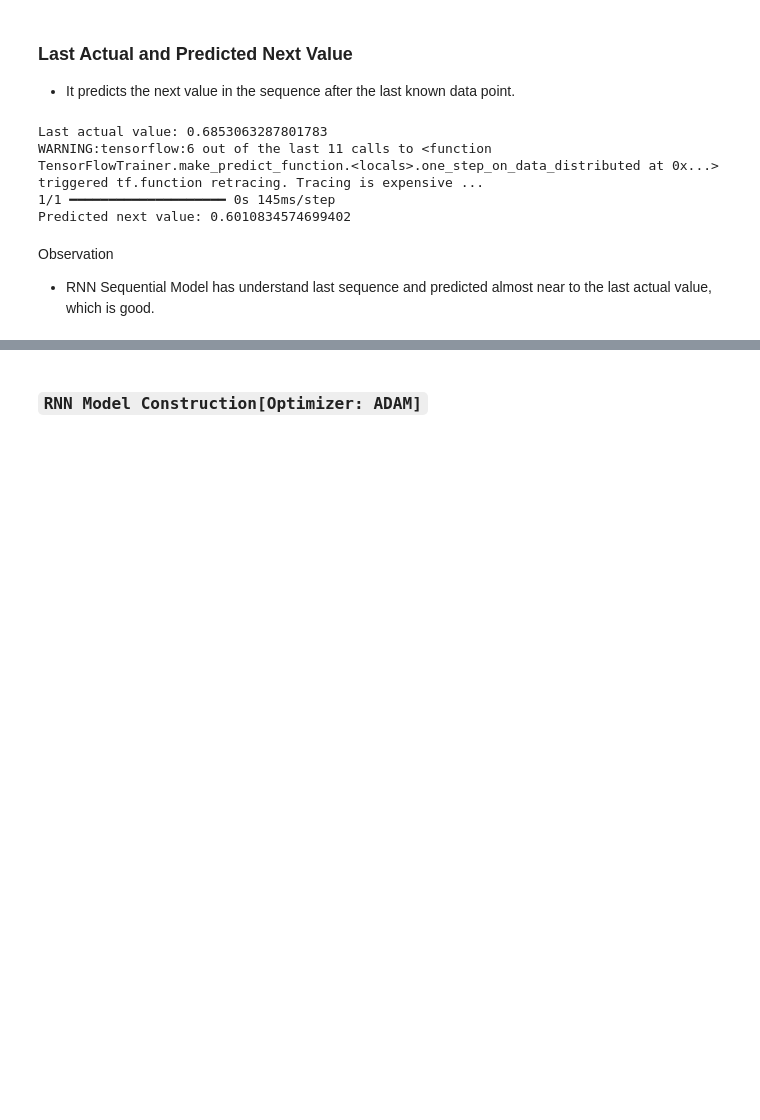
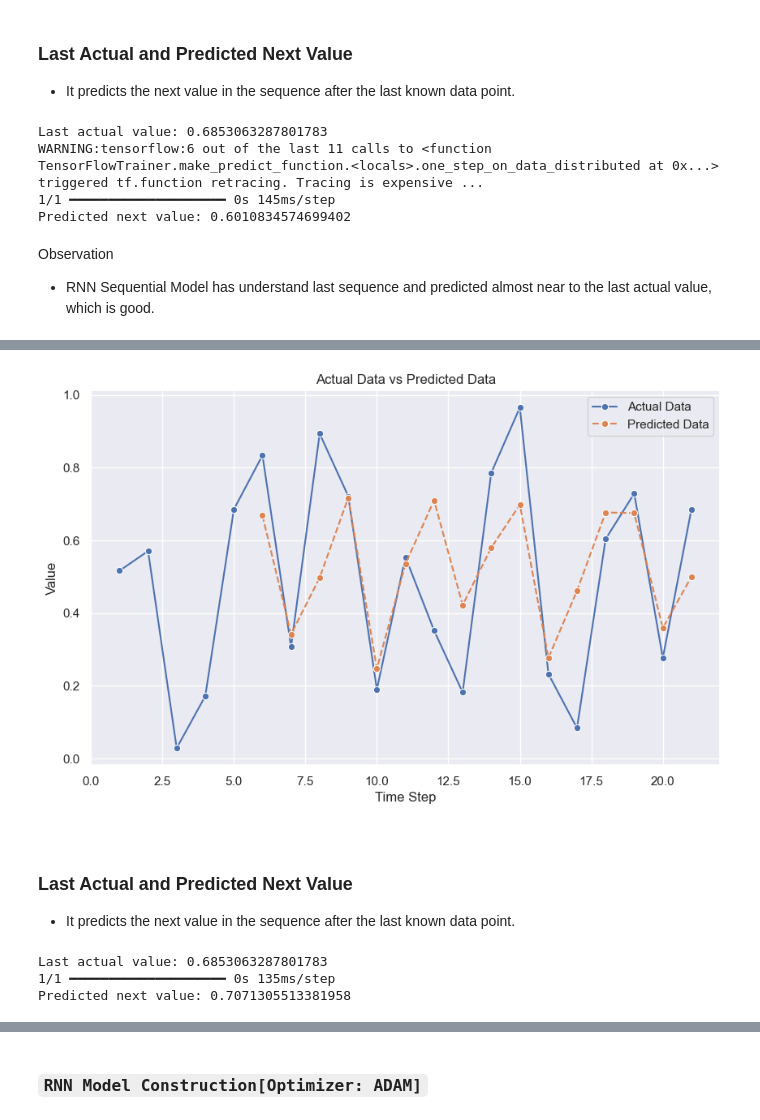
Before and after one commit to RakeshG1/DataScienceHub, a Jupyter notebook: DeepLearning/Keras[TimeseriesForecast_RNN].ipynb, the cells around one changed output, grey strips where cells are left out. Cells and saved outputs as stored; diff of their text form; code cells hidden in the pictures; blank space fills up the shorter version.

Commit message:
Added SGD with Momentum

```diff
--- a/DeepLearning/Keras[TimeseriesForecast_RNN].ipynb
+++ b/DeepLearning/Keras[TimeseriesForecast_RNN].ipynb
@@ -208,0 +211,10 @@ Observation
+# %%
+# Build the RNN Model
+model = Sequential()
+# SimpleRNN Layer: The RNN layer has 20 units and uses the ReLU activation function. The input shape is specified as (time_step, 1).
+model.add(SimpleRNN(20, activation="relu", input_shape=(time_step, 1)))
+# Dense Layer: A fully connected Dense layer with 1 unit is added, which outputs the prediction.
+model.add(Dense(1))
+# Compilation: The model is compiled using the Adam optimizer and Mean Squared Error (MSE) loss function.
+sgd = tf.keras.optimizers.SGD(learning_rate=0.01, decay=1e-6, momentum=0.9, nesterov=True)
+model.compile(optimizer=sgd, loss="mse")
@@ -208,0 +225,3 @@ Observation
+# %%
+# Train Model
+model.fit(X, y, epochs=100, verbose=1) # Training: The model is trained on the prepared data for 50 epochs. The verbose=1 option means progress will be printed during training.
@@ -208,0 +251,3 @@ Observation
+# %%
+# Make Forecast predictions
+predictions = model.predict(X) # Predictions: The model makes predictions based on the input sequences in X.
@@ -208,0 +262,31 @@ Observation
+# %%
+# Initialize the plot
+sns.set(style="darkgrid")
+
+# Plot actual data vs predictions using Seaborn
+plt.figure(figsize=(10, 6))
+sns.lineplot(x=range(1, len(time_series_data) + 1), y=time_series_data, label='Actual Data', marker="o")
+sns.lineplot(x=range(time_step + 1, len(predictions) + time_step + 1), y=predictions.flatten(), label='Predicted Data', linestyle='--', marker="o")
+
+# Set plot labels and title
+plt.ylabel('Value')
+plt.xlabel('Time Step')
+plt.title('Actual Data vs Predicted Data')
+plt.legend()
+plt.show()
+# %% [output]
+[figure, added]
+# %% [markdown]
+<!--  -->
+# %% [markdown]
+### Last Actual and Predicted Next Value
+- It predicts the next value in the sequence after the last known data point.
+# %%
+# Print the last actual value and the predicted next value
+print(f"Last actual value: {time_series_data[-1]}")
+next_value = model.predict(np.array([time_series_data[-time_step:]]).reshape((1, time_step, 1)))
+print(f"Predicted next value: {next_value[0][0]}")
+# %% [output]
+Last actual value: 0.6853063287801783
+1/1 ━━━━━━━━━━━━━━━━━━━━ 0s 135ms/step
+Predicted next value: 0.7071305513381958
```
Also changed, not shown: parts of 13 cells of this notebook.
